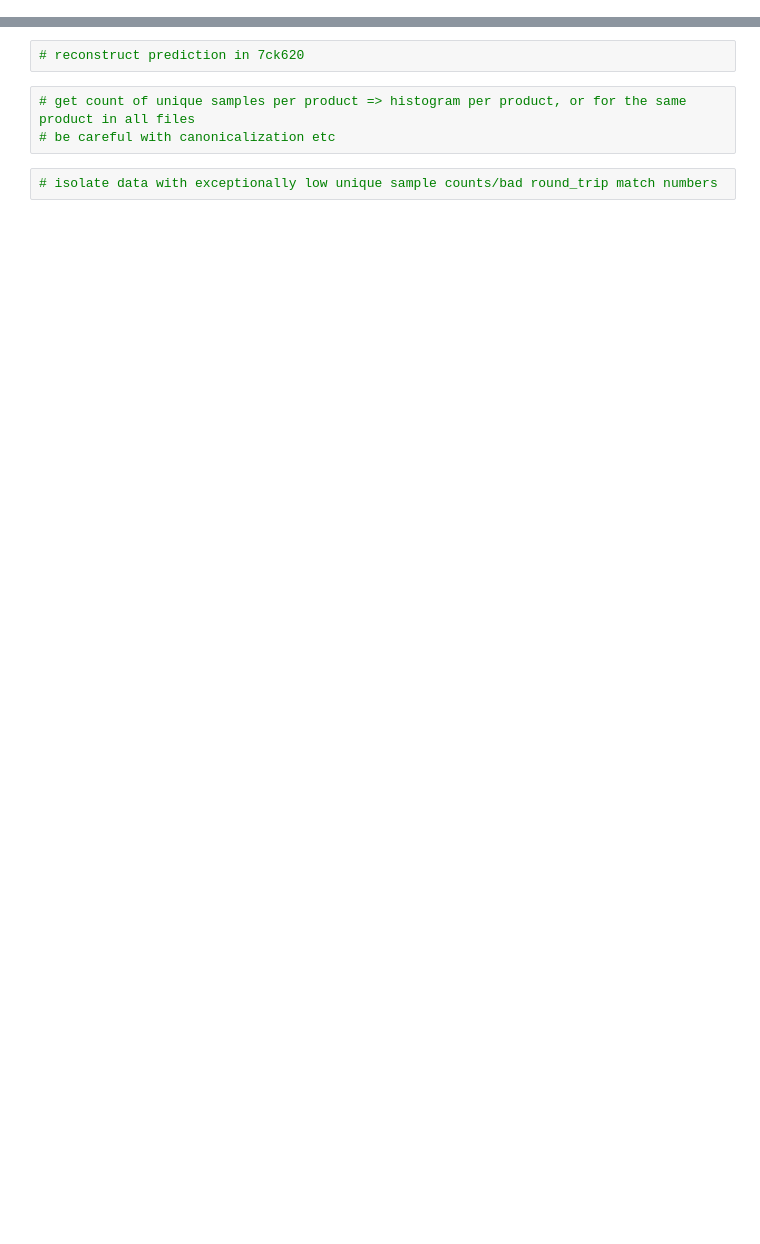
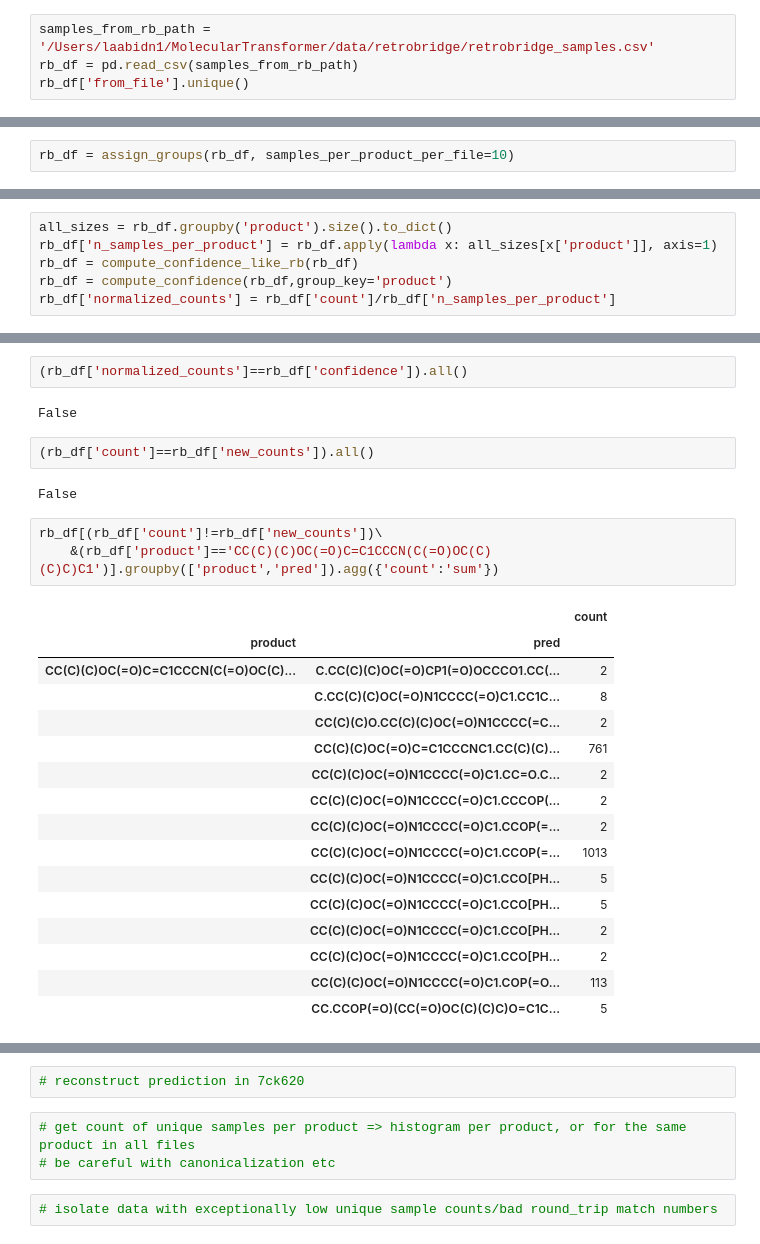
Before and after one commit to najwalb/MolecularTransformer, a Jupyter notebook: figuring_out_accuracy.ipynb, the cells around one changed output, grey strips where cells are left out. Cells and saved outputs as stored; diff of their text form; blank space fills up the shorter version.

```diff
--- a/figuring_out_accuracy.ipynb
+++ b/figuring_out_accuracy.ipynb
@@ -40,0 +136,4 @@ samples_from_7ck620_path = '/Users/laabidn1/MolecularTransformer/data/rb_vs_7ck6
+# %%
+samples_from_rb_path = '/Users/laabidn1/MolecularTransformer/data/retrobridge/retrobridge_samples.csv'
+rb_df = pd.read_csv(samples_from_rb_path)
+rb_df['from_file'].unique()
@@ -40,0 +180,2 @@ samples_from_7ck620_path = '/Users/laabidn1/MolecularTransformer/data/rb_vs_7ck6
+# %%
+rb_df = assign_groups(rb_df, samples_per_product_per_file=10)
@@ -40,0 +249,6 @@ samples_from_7ck620_path = '/Users/laabidn1/MolecularTransformer/data/rb_vs_7ck6
+# %%
+all_sizes = rb_df.groupby('product').size().to_dict()
+rb_df['n_samples_per_product'] = rb_df.apply(lambda x: all_sizes[x['product']], axis=1)
+rb_df = compute_confidence_like_rb(rb_df)
+rb_df = compute_confidence(rb_df,group_key='product')
+rb_df['normalized_counts'] = rb_df['count']/rb_df['n_samples_per_product']
@@ -40,0 +265,28 @@ samples_from_7ck620_path = '/Users/laabidn1/MolecularTransformer/data/rb_vs_7ck6
+# %%
+(rb_df['normalized_counts']==rb_df['confidence']).all()
+# %% [output]
+False
+# %%
+(rb_df['count']==rb_df['new_counts']).all()
+# %% [output]
+False
+# %%
+rb_df[(rb_df['count']!=rb_df['new_counts'])\
+    &(rb_df['product']=='CC(C)(C)OC(=O)C=C1CCCN(C(=O)OC(C)(C)C)C1')].groupby(['product','pred']).agg({'count':'sum'})
+# %% [output]
+|  |  | count |
+| product | pred |  |
+| CC(C)(C)OC(=O)C=C1CCCN(C(=O)OC(C)... | C.CC(C)(C)OC(=O)CP1(=O)OCCCO1.CC(... | 2 |
+|  | C.CC(C)(C)OC(=O)N1CCCC(=O)C1.CC1C... | 8 |
+|  | CC(C)(C)O.CC(C)(C)OC(=O)N1CCCC(=C... | 2 |
+|  | CC(C)(C)OC(=O)C=C1CCCNC1.CC(C)(C)... | 761 |
+|  | CC(C)(C)OC(=O)N1CCCC(=O)C1.CC=O.C... | 2 |
+|  | CC(C)(C)OC(=O)N1CCCC(=O)C1.CCCOP(... | 2 |
+|  | CC(C)(C)OC(=O)N1CCCC(=O)C1.CCOP(=... | 2 |
+|  | CC(C)(C)OC(=O)N1CCCC(=O)C1.CCOP(=... | 1013 |
+|  | CC(C)(C)OC(=O)N1CCCC(=O)C1.CCO[PH... | 5 |
+|  | CC(C)(C)OC(=O)N1CCCC(=O)C1.CCO[PH... | 5 |
+|  | CC(C)(C)OC(=O)N1CCCC(=O)C1.CCO[PH... | 2 |
+|  | CC(C)(C)OC(=O)N1CCCC(=O)C1.CCO[PH... | 2 |
+|  | CC(C)(C)OC(=O)N1CCCC(=O)C1.COP(=O... | 113 |
+|  | CC.CCOP(=O)(CC(=O)OC(C)(C)C)O=C1C... | 5 |
```
Also changed, not shown: parts of 84 cells of this notebook, 4 other files.
